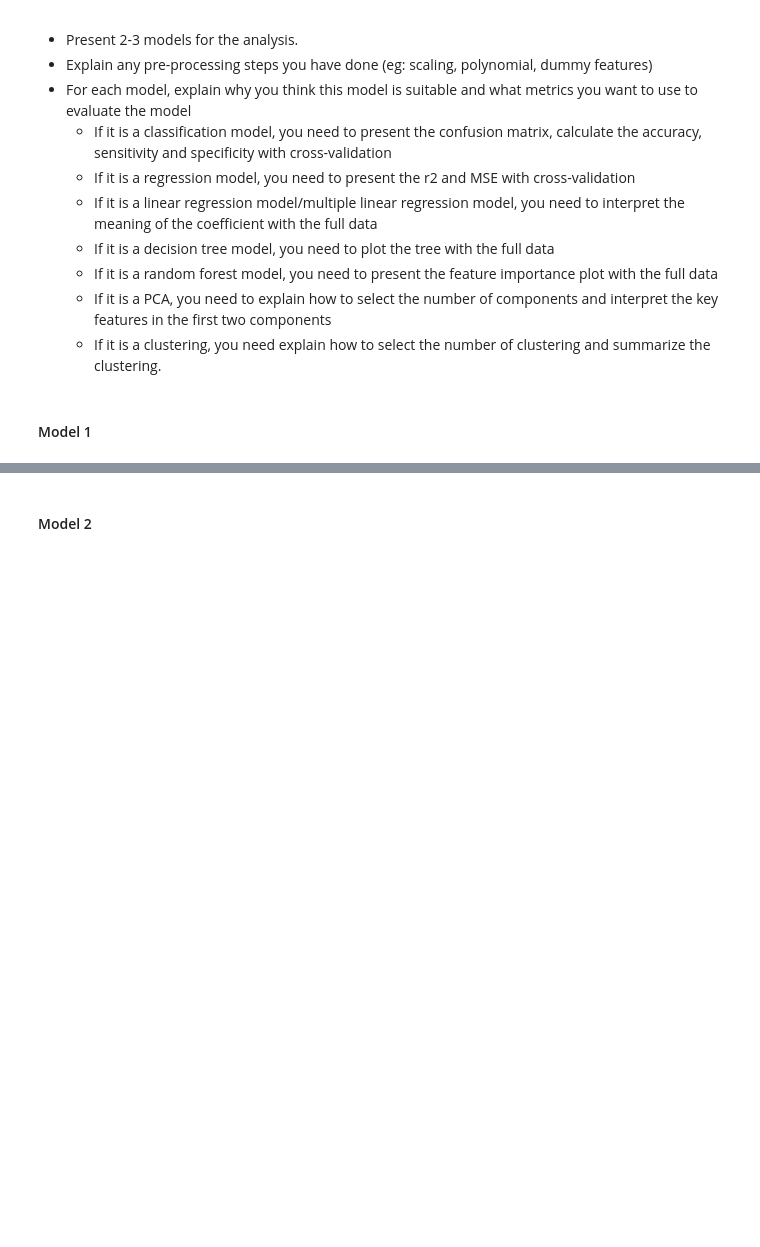
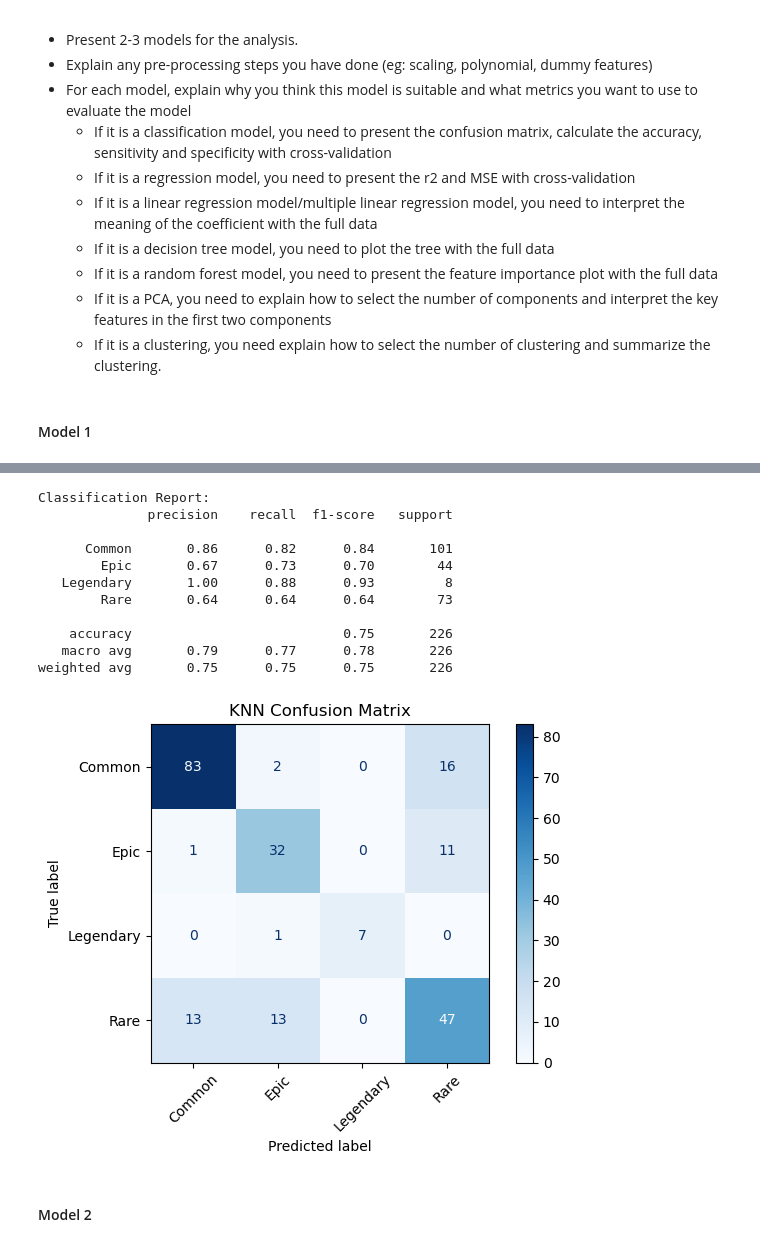
Before and after one commit to audreynge/ds3000_final_project, a Jupyter notebook: final_project.ipynb, the cells around one changed output, grey strips where cells are left out. Saved outputs shown, nothing was run; the diff lists cells and outputs as text; code cells hidden in the pictures; blank space fills up the shorter version.

```diff
--- a/final_project.ipynb
+++ b/final_project.ipynb
@@ -283,5 +320,5 @@ List all the functions you have written for modeling. For each one, write one se
 # %%
-def fit_knn(df, x_feature_list):
+def fit_knn(df, x_feature_list, k):
   x = df[x_feature_list].values
   y = df['Rarity'].values
 
@@ -293,7 +330,7 @@ def fit_knn(df, x_feature_list):
   n_splits = 10
   skfold = StratifiedKFold(n_splits=n_splits, shuffle=True, random_state=42)
 
-  knn = KNeighborsClassifier(n_neighbors=5)
+  knn = KNeighborsClassifier(n_neighbors=k)
   y_pred = np.empty_like(y, dtype=object)
 
   # cross validate
@@ -335,3 +381,18 @@ weighted avg       0.68      0.69      0.68       226
+# %%
+fit_knn(df, x_feature_list, 8)
+# %% [output]
+Classification Report:
+              precision    recall  f1-score   support
+
+      Common       0.86      0.82      0.84       101
+        Epic       0.67      0.73      0.70        44
+   Legendary       1.00      0.88      0.93         8
+        Rare       0.64      0.64      0.64        73
+
+    accuracy                           0.75       226
+   macro avg       0.79      0.77      0.78       226
+weighted avg       0.75      0.75      0.75       226
+[figure, added]
 # %% [markdown]
 #### Model 2
 # %%
```
Also changed, not shown: parts of 5 cells of this notebook.
